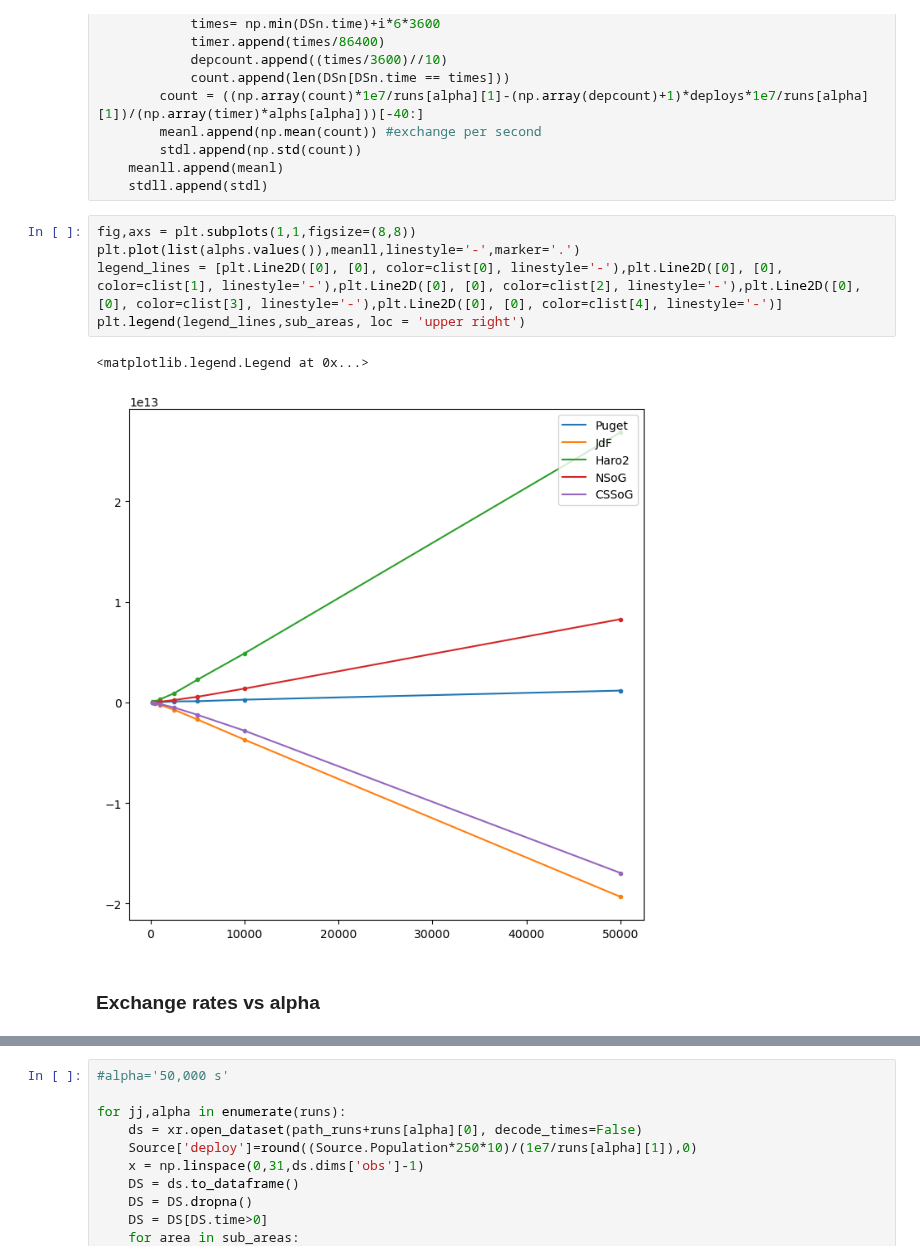
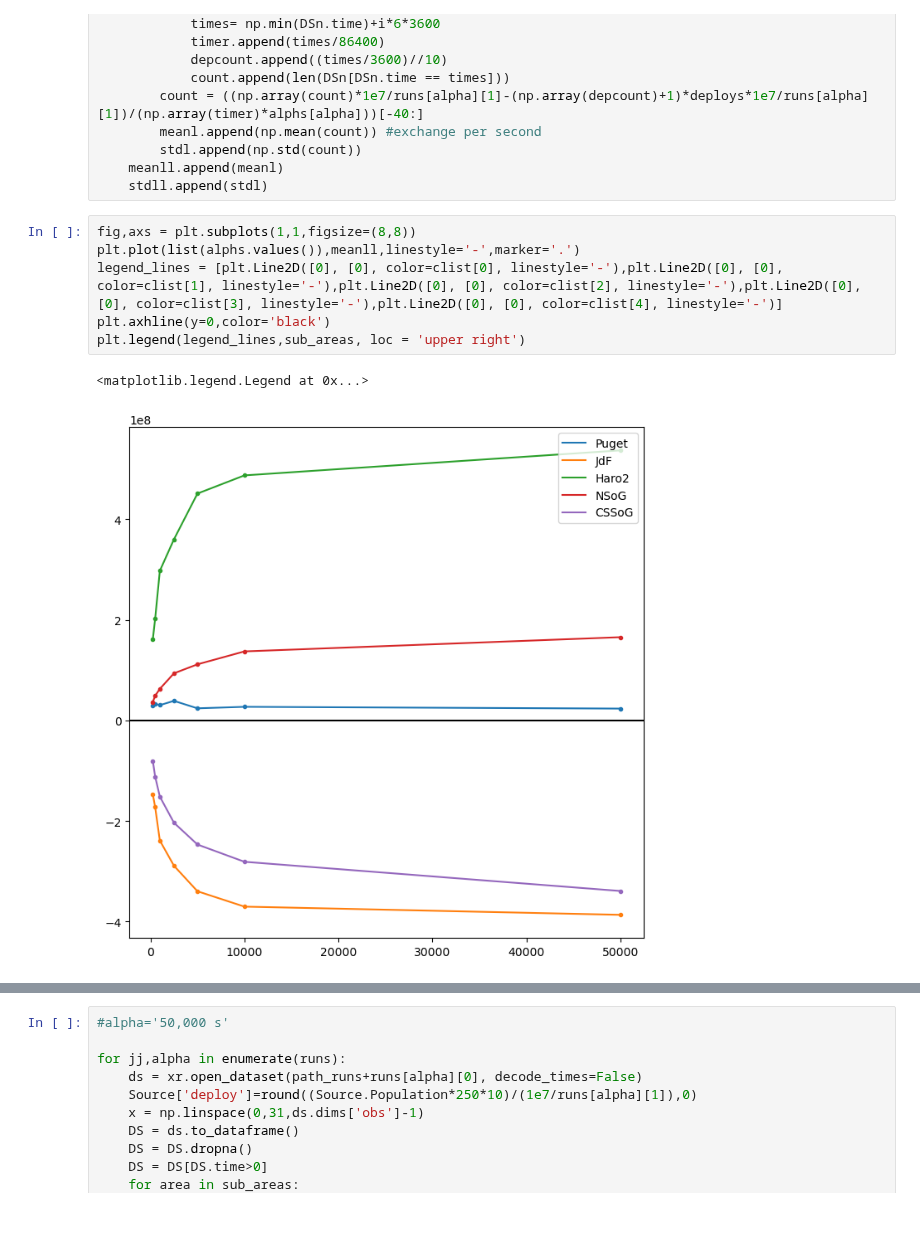
Before and after one commit to SalishSeaCast/analysis-jose, a Jupyter notebook: notebooks/Outfall_finalResults/regions_budget.ipynb, the cells around one changed output, grey strips where cells are left out. Drawn from its saved outputs; the diff is of its cells as text; blank space fills up the shorter version.

```diff
--- a/notebooks/Outfall_finalResults/regions_budget.ipynb
+++ b/notebooks/Outfall_finalResults/regions_budget.ipynb
@@ -219,10 +219,9 @@ for ii,alpha in enumerate(runs):
 # %%
 fig,axs = plt.subplots(1,1,figsize=(8,8))
 plt.plot(list(alphs.values()),meanll,linestyle='-',marker='.')
 legend_lines = [plt.Line2D([0], [0], color=clist[0], linestyle='-'),plt.Line2D([0], [0], color=clist[1], linestyle='-'),plt.Line2D([0], [0], color=clist[2], linestyle='-'),plt.Line2D([0], [0], color=clist[3], linestyle='-'),plt.Line2D([0], [0], color=clist[4], linestyle='-')]
+plt.axhline(y=0,color='black')
 plt.legend(legend_lines,sub_areas, loc = 'upper right')
 # %% [output]
 <matplotlib.legend.Legend at 0x...>
-[figure, old version]
+[figure, new version]
-# %% [markdown]
-### Exchange rates vs alpha
```
Also changed, not shown: parts of 10 cells of this notebook.
